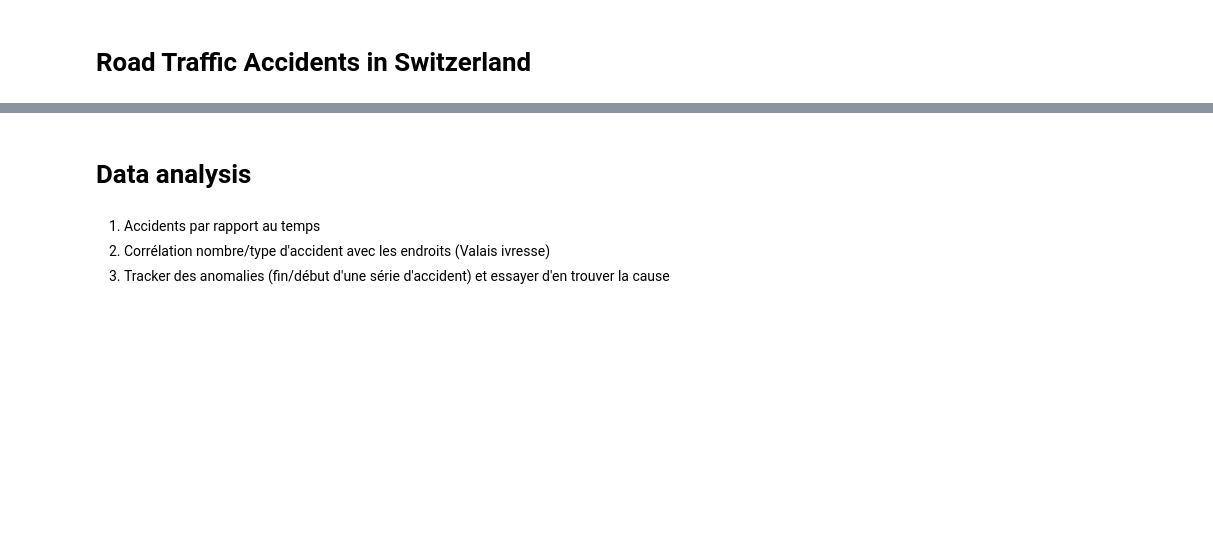
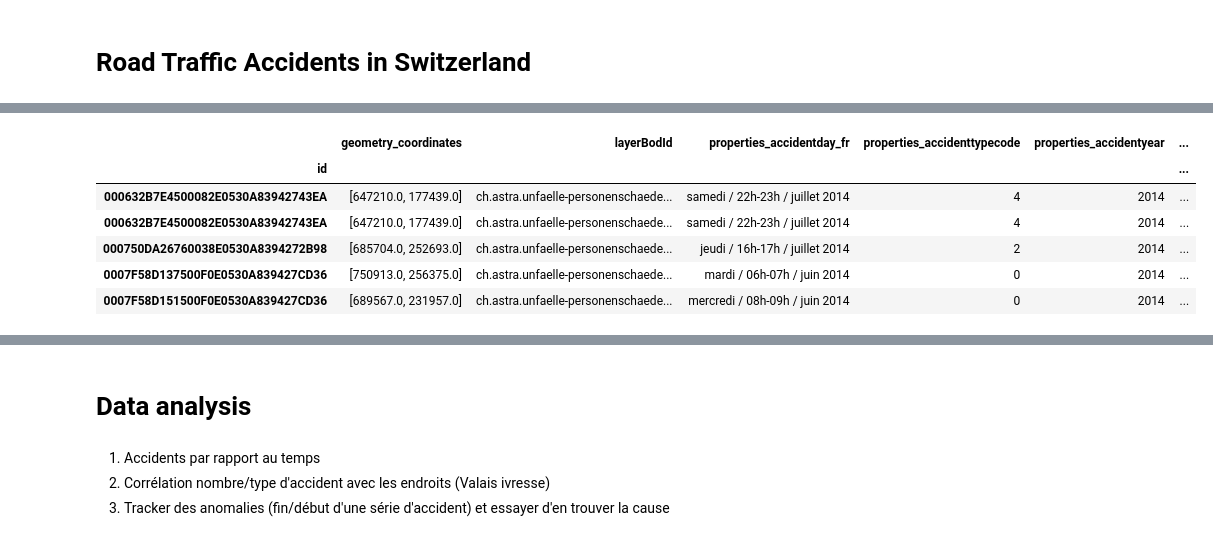
Before and after one commit to Jokau/ada-project, a Jupyter notebook: project_data_scraping.ipynb, the cells around one changed output, grey strips where cells are left out. Cells and saved outputs as stored; diff of their text form; code cells hidden in the pictures; blank space fills up the shorter version.

```diff
--- a/project_data_scraping.ipynb
+++ b/project_data_scraping.ipynb
@@ -159,0 +85,2 @@ plotting feature time
+# %%
+data = pickle.load(open('data/data_raw.pickle', 'rb'))
@@ -159,0 +124,5 @@ plotting feature time
+# %%
+flat_data = [helpers.flatten(entry) for entry in data]
+# %%
+accidents_df = pd.DataFrame(flat_data)
+accidents_df.columns
@@ -159,0 +152,37 @@ plotting feature time
+# %%
+accidents_df = accidents_df.drop([
+    'bbox',
+    'featureId',
+    'geometryType',
+    'type',
+    'layerName',
+    'properties_accidentday_de',
+    'properties_accidentday_it',
+    'properties_severitycategory_de',
+    'properties_severitycategory_it',
+    'properties_severitycategory_fr',
+    'properties_roadtype_de',
+    'properties_roadtype_it',
+    'properties_accidenttype_de',
+    'properties_accidenttype_it',
+    'properties_accidenttype_fr',
+    'properties_roadtype_fr',
+    'properties_label',
+    'geometry_type'
+], axis=1)
+
+# Select one set of coordinates for the accident
+accidents_df.geometry_coordinates = accidents_df.geometry_coordinates.apply(lambda x: x[0])
+
+accidents_df = accidents_df.set_index('id')
+accidents_df = accidents_df.sort_index()
+# %%
+accidents_df.head(5)
+# %% [output]
+|  | geometry_coordinates | layerBodId | properties_accidentday_fr | properties_accidenttypecode | properties_accidentyear | ... |
+| id |  |  |  |  |  | ... |
+| 000632B7E4500082E0530A83942743EA | [647210.0, 177439.0] | ch.astra.unfaelle-personenschaede... | samedi / 22h-23h / juillet 2014 | 4 | 2014 | ... |
+| 000632B7E4500082E0530A83942743EA | [647210.0, 177439.0] | ch.astra.unfaelle-personenschaede... | samedi / 22h-23h / juillet 2014 | 4 | 2014 | ... |
+| 000750DA26760038E0530A8394272B98 | [685704.0, 252693.0] | ch.astra.unfaelle-personenschaede... | jeudi / 16h-17h / juillet 2014 | 2 | 2014 | ... |
+| 0007F58D137500F0E0530A839427CD36 | [750913.0, 256375.0] | ch.astra.unfaelle-personenschaede... | mardi / 06h-07h / juin 2014 | 0 | 2014 | ... |
+| 0007F58D151500F0E0530A839427CD36 | [689567.0, 231957.0] | ch.astra.unfaelle-personenschaede... | mercredi / 08h-09h / juin 2014 | 0 | 2014 | ... |
```
Also changed, not shown: parts of 24 cells of this notebook, 3 other files.
